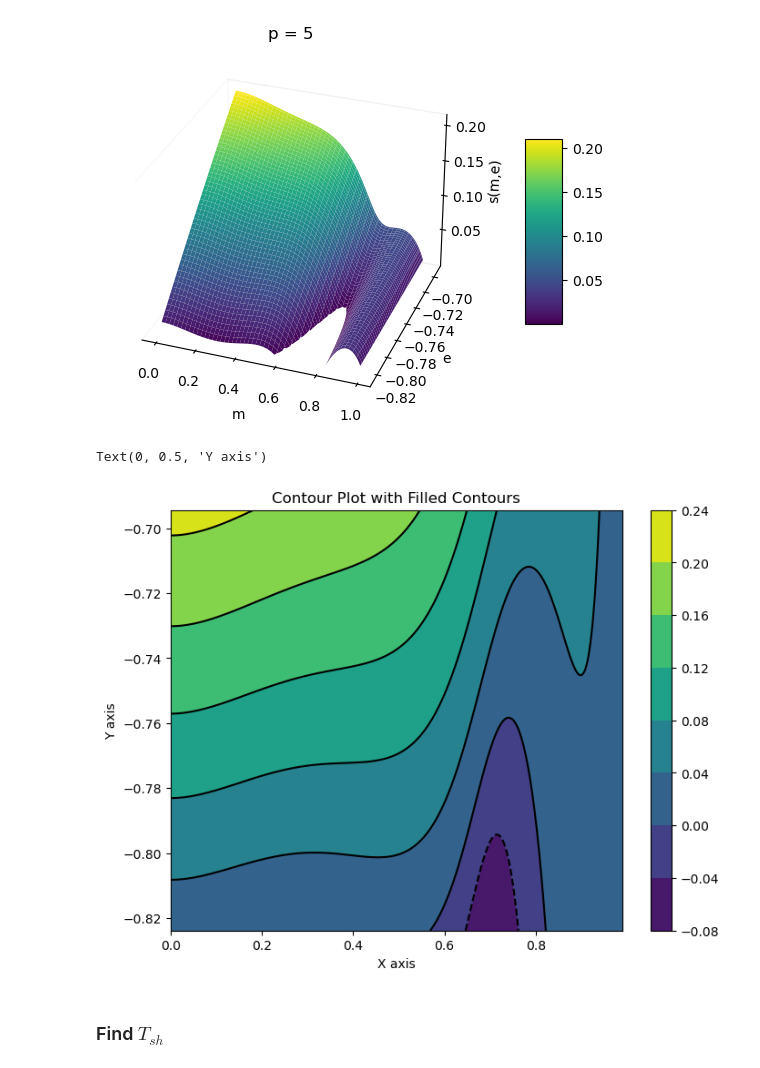
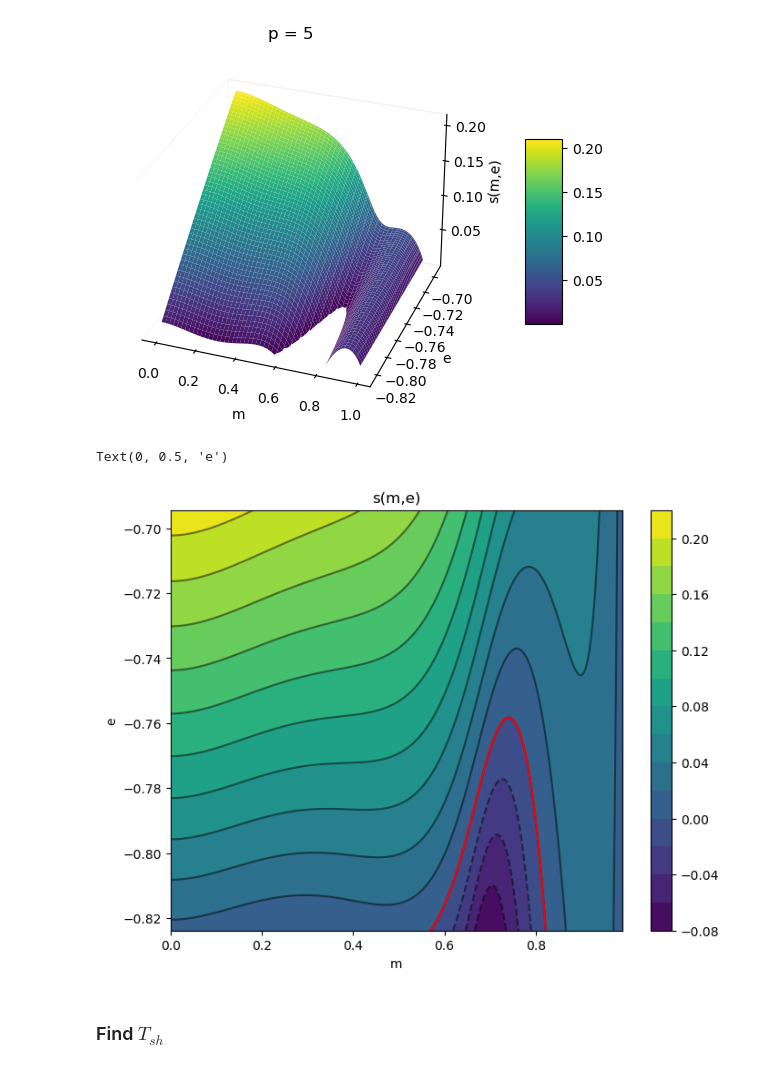
Before and after one commit to mvilucchio/fixed-energy-slice, a Jupyter notebook: RS3spin.ipynb, the cells around one changed output. Drawn from its saved outputs; the diff is of its cells as text; code cells hidden in the pictures.

```diff
--- a/RS3spin.ipynb
+++ b/RS3spin.ipynb
@@ -251,22 +251,32 @@ ax.set_title(f"p = {p:d}")
 Text(0.5, 0.92, 'p = 5')
 [figure]
 # %%
+num_levels = 15
+
 plt.figure(figsize=(8, 6))
 
 # Create a filled contour plot
-plt.contourf(m_mesh, es_mesh, entropys, cmap='viridis')
-plt.colorbar()  # Optional: Add a colorbar
+c1 = plt.contourf(m_mesh, es_mesh, entropys, cmap="viridis", levels=num_levels)
+cbar = plt.colorbar(c1)  # Optional: Add a colorbar
 
 # Overlay a contour plot with black lines
-plt.contour(m_mesh, es_mesh, entropys, colors='black')
+plt.contour(m_mesh, es_mesh, entropys, colors="black", levels=num_levels, alpha=0.5)
+
+plt.contour(m_mesh, es_mesh, entropys, levels=[0], colors='red')
+
+zmin, zmax = entropys.min(), entropys.max()
+position = (0 - zmin) / (zmax - zmin)
+
+# Draw the line
+cbar.ax.axhline(position, color='red')
 
 # Add titles and labels
-plt.title('s(m,e)')
-plt.xlabel('m')
-plt.ylabel('e')
+plt.title("s(m,e)")
+plt.xlabel("m")
+plt.ylabel("e")
 # %% [output]
-Text(0, 0.5, 'Y axis')
+Text(0, 0.5, 'e')
-[figure, old version]
+[figure, new version]
 # %% [markdown]
 ### Find $T_{sh}$
 # %%
```
